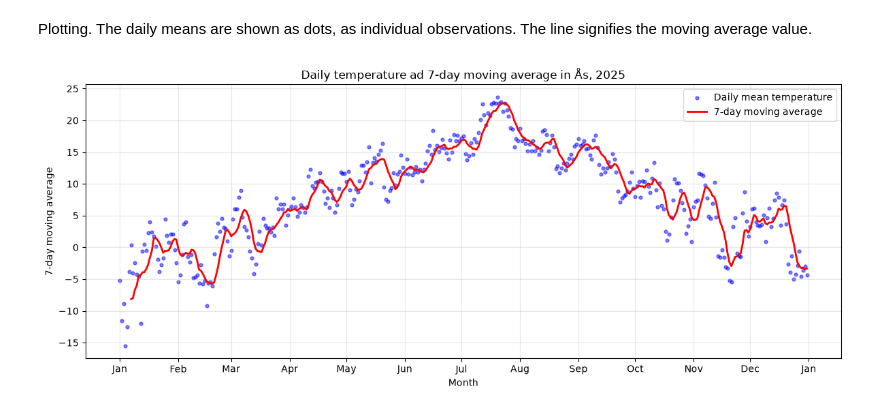
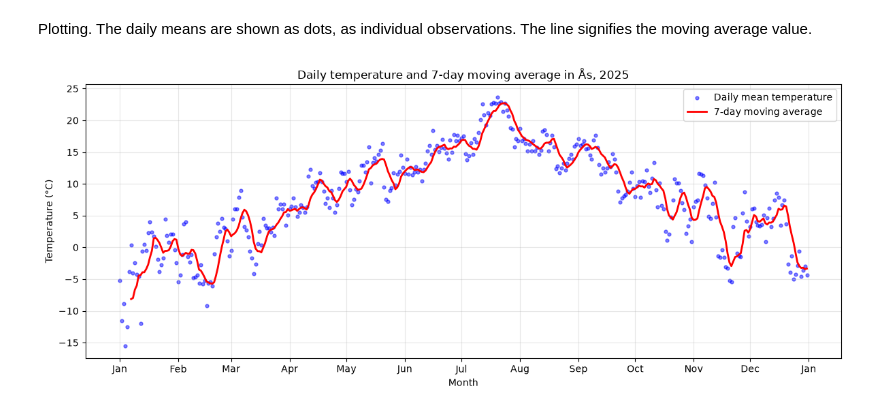
Before and after one commit to hagsetolav-lgtm/Deliverable_1, a Jupyter notebook: Deliverable_1.ipynb, the cells around one changed output. Saved outputs shown, nothing was run; the diff lists cells and outputs as text; code cells hidden in the pictures.

```diff
--- a/Deliverable_1.ipynb
+++ b/Deliverable_1.ipynb
@@ -507,33 +507,33 @@ Plotting. The daily means are shown as dots, as individual observations. The lin
 fig, ax = plt.subplots(figsize=(12, 5))
 
 ax.scatter(
     dates,
     temperatures,
     color="blue",
     s=12,
     alpha=0.5,
     label="Daily mean temperature",
 )
 
 ax.plot(
     average_dates,
     average_temperatures,
     color="red",
     linewidth=2,
     label="7-day moving average",
 )
 
-ax.set_title("Daily temperature ad 7-day moving average in Ås, 2025")
+ax.set_title("Daily temperature and 7-day moving average in Ås, 2025")
 ax.set_xlabel("Month")
-ax.set_ylabel("7-day moving average")
+ax.set_ylabel("Temperature (°C)")
 
 ax.xaxis.set_major_locator(mdates.MonthLocator())
 ax.xaxis.set_major_formatter(mdates.DateFormatter("%b"))
 
 ax.legend()
 ax.grid(True, alpha=0.3)
 
 fig.tight_layout()
 plt.show()
 # %% [output]
-[figure, old version]
+[figure, new version]
```
Also changed, not shown: parts of 3 cells of this notebook.
